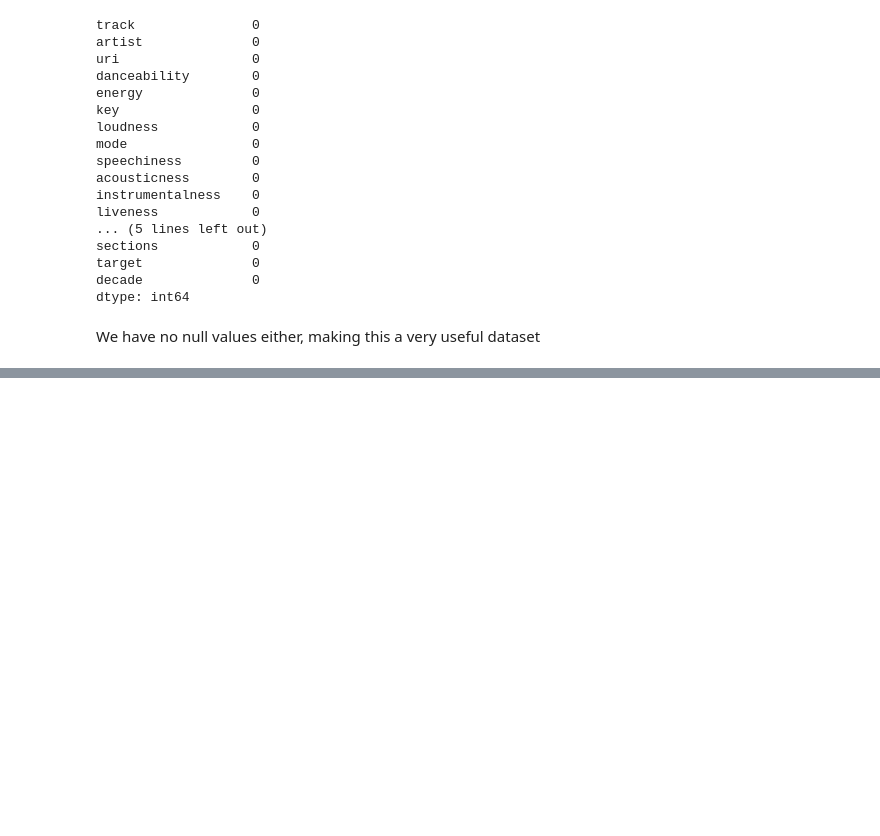
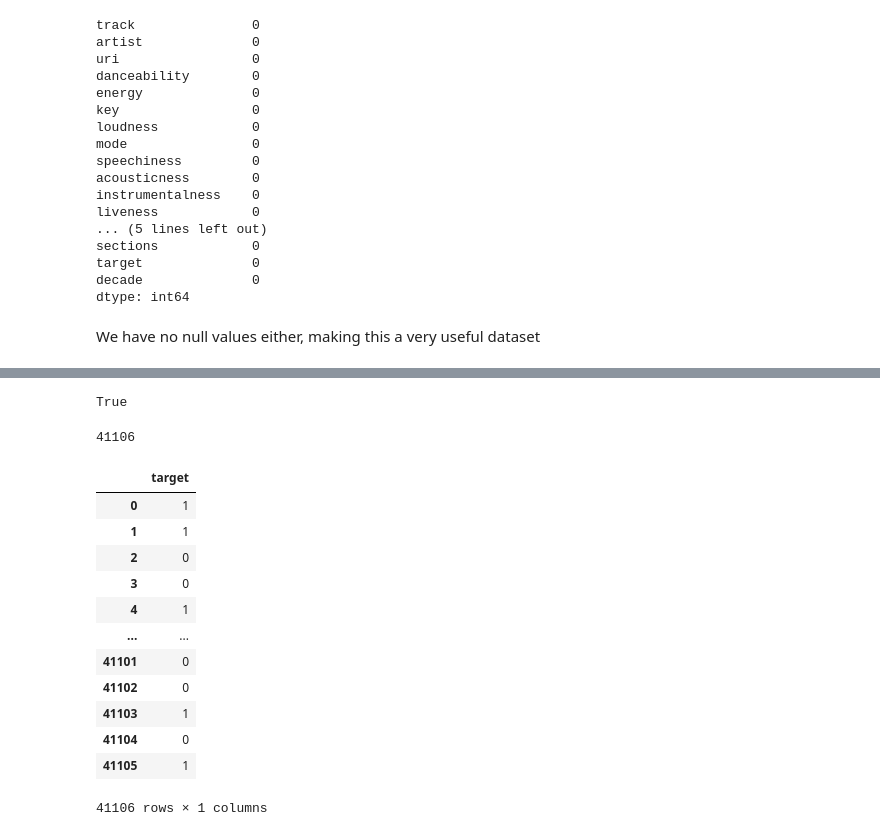
Before and after one commit to ashwiniyer176/Spotify-Hit-Predictor, a Jupyter notebook: notebooks/Data Cleaning.ipynb, the cells around one changed output, grey strips where cells are left out. Saved outputs shown, nothing was run; the diff lists cells and outputs as text; code cells hidden in the pictures; blank space fills up the shorter version.

```diff
--- a/notebooks/Data Cleaning.ipynb
+++ b/notebooks/Data Cleaning.ipynb
@@ -74,0 +96,2 @@ combined[combined['target']==0].to_csv("../data/Flop_Songs_Dataset.csv",index=Fa
+# %%
+combined.drop(columns=["uri","track"],inplace=True)
@@ -74,0 +100,4 @@ combined[combined['target']==0].to_csv("../data/Flop_Songs_Dataset.csv",index=Fa
+# %%
+len(encoding)==combined.artist.nunique()
+# %% [output]
+True
@@ -74,0 +106,4 @@ combined[combined['target']==0].to_csv("../data/Flop_Songs_Dataset.csv",index=Fa
+# %%
+combined.index.nunique()
+# %% [output]
+41106
@@ -74,0 +115,16 @@ combined[combined['target']==0].to_csv("../data/Flop_Songs_Dataset.csv",index=Fa
+# %%
+y
+# %% [output]
+|  | target |
+| 0 | 1 |
+| 1 | 1 |
+| 2 | 0 |
+| 3 | 0 |
+| 4 | 1 |
+| ... | ... |
+| 41101 | 0 |
+| 41102 | 0 |
+| 41103 | 1 |
+| 41104 | 0 |
+| 41105 | 1 |
+41106 rows × 1 columns
```
Also changed, not shown: parts of 13 cells of this notebook, 3 other files.
